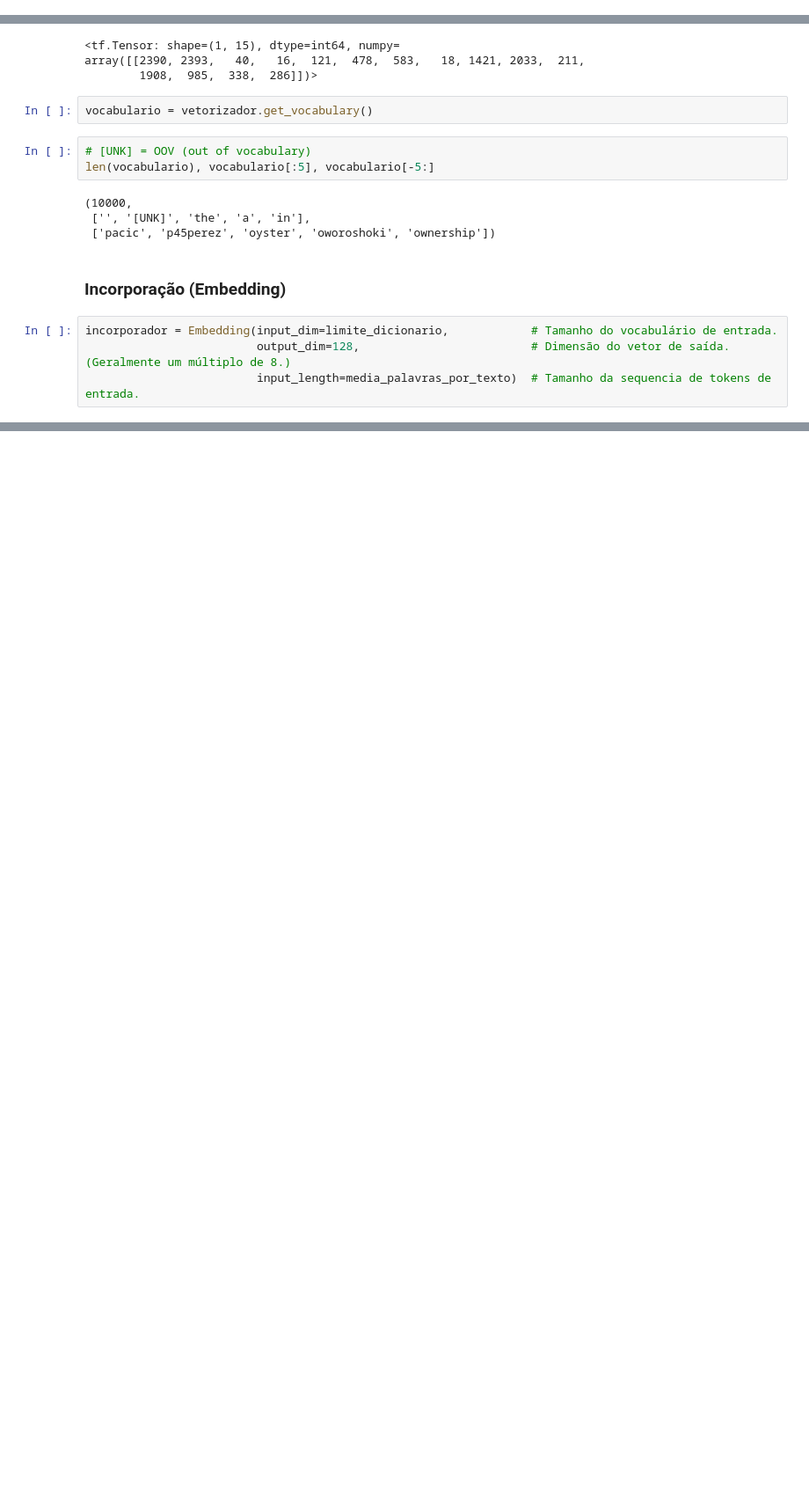
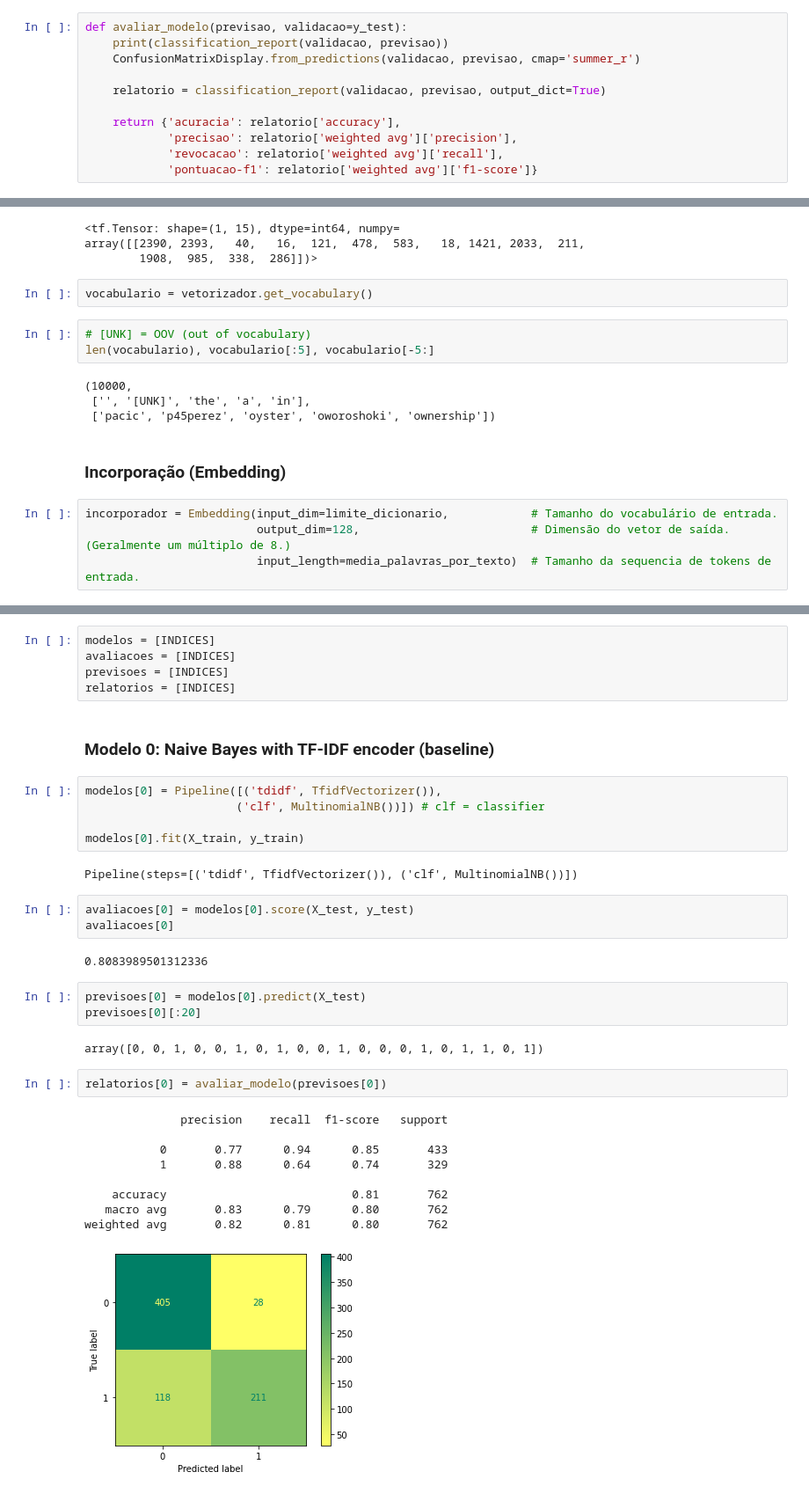
Before and after one commit to flohmannjr/tensorflow_curso, a Jupyter notebook: TensorFlow_NLP_RNN.ipynb, the cells around one changed output, grey strips where cells are left out. Shown at 88% size. Drawn from its saved outputs; the diff is of its cells as text; blank space fills up the shorter version.

Commit message:
Add Modelo 0

```diff
--- a/TensorFlow_NLP_RNN.ipynb
+++ b/TensorFlow_NLP_RNN.ipynb
@@ -33,6 +38,17 @@ funcoes.py          100%[===================>]   5.07K  --.-KB/s    in 0s
 2023-01-27 21:38:58 (46.3 MB/s) - ‘funcoes.py’ saved [5196/5196]
 # %%
 from funcoes import criar_callback_tensorboard, grafico_historico_por_iteracao, unzip_data
+# %%
+def avaliar_modelo(previsao, validacao=y_test):
+    print(classification_report(validacao, previsao))
+    ConfusionMatrixDisplay.from_predictions(validacao, previsao, cmap='summer_r')
+
+    relatorio = classification_report(validacao, previsao, output_dict=True)
+
+    return {'acuracia': relatorio['accuracy'],
+            'precisao': relatorio['weighted avg']['precision'],
+            'revocacao': relatorio['weighted avg']['recall'],
+            'pontuacao-f1': relatorio['weighted avg']['f1-score']}
 # %% [markdown]
 ## Dados
 # %% [markdown]
@@ -172,0 +194,36 @@ array([[[-0.03469752,  0.00746028, -0.04331923, ..., -0.04789924,
+# %%
+modelos = [INDICES]
+avaliacoes = [INDICES]
+previsoes = [INDICES]
+relatorios = [INDICES]
+# %% [markdown]
+### Modelo 0: Naive Bayes with TF-IDF encoder (baseline)
+# %%
+modelos[0] = Pipeline([('tdidf', TfidfVectorizer()),
+                      ('clf', MultinomialNB())]) # clf = classifier
+
+modelos[0].fit(X_train, y_train)
+# %% [output]
+Pipeline(steps=[('tdidf', TfidfVectorizer()), ('clf', MultinomialNB())])
+# %%
+avaliacoes[0] = modelos[0].score(X_test, y_test)
+avaliacoes[0]
+# %% [output]
+0.8083989501312336
+# %%
+previsoes[0] = modelos[0].predict(X_test)
+previsoes[0][:20]
+# %% [output]
+array([0, 0, 1, 0, 0, 1, 0, 1, 0, 0, 1, 0, 0, 0, 1, 0, 1, 1, 0, 1])
+# %%
+relatorios[0] = avaliar_modelo(previsoes[0])
+# %% [output]
+              precision    recall  f1-score   support
+
+           0       0.77      0.94      0.85       433
+           1       0.88      0.64      0.74       329
+
+    accuracy                           0.81       762
+   macro avg       0.83      0.79      0.80       762
+weighted avg       0.82      0.81      0.80       762
+[figure, added]
```
Also changed, not shown: parts of 7 cells of this notebook.
